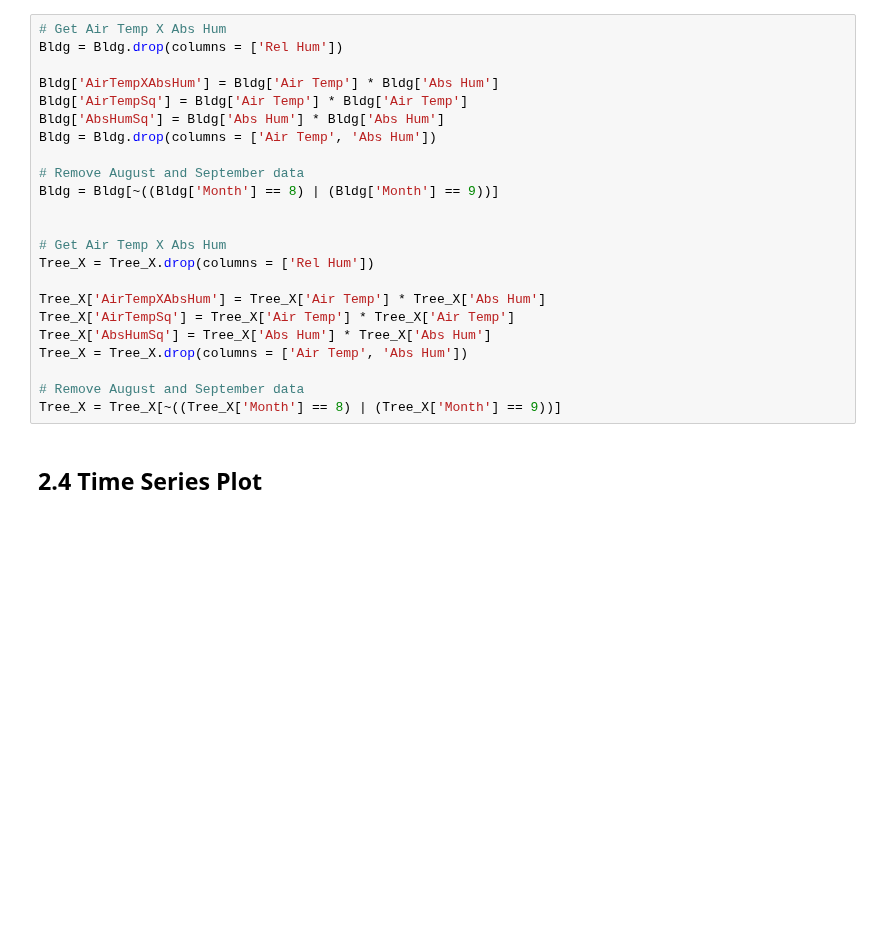
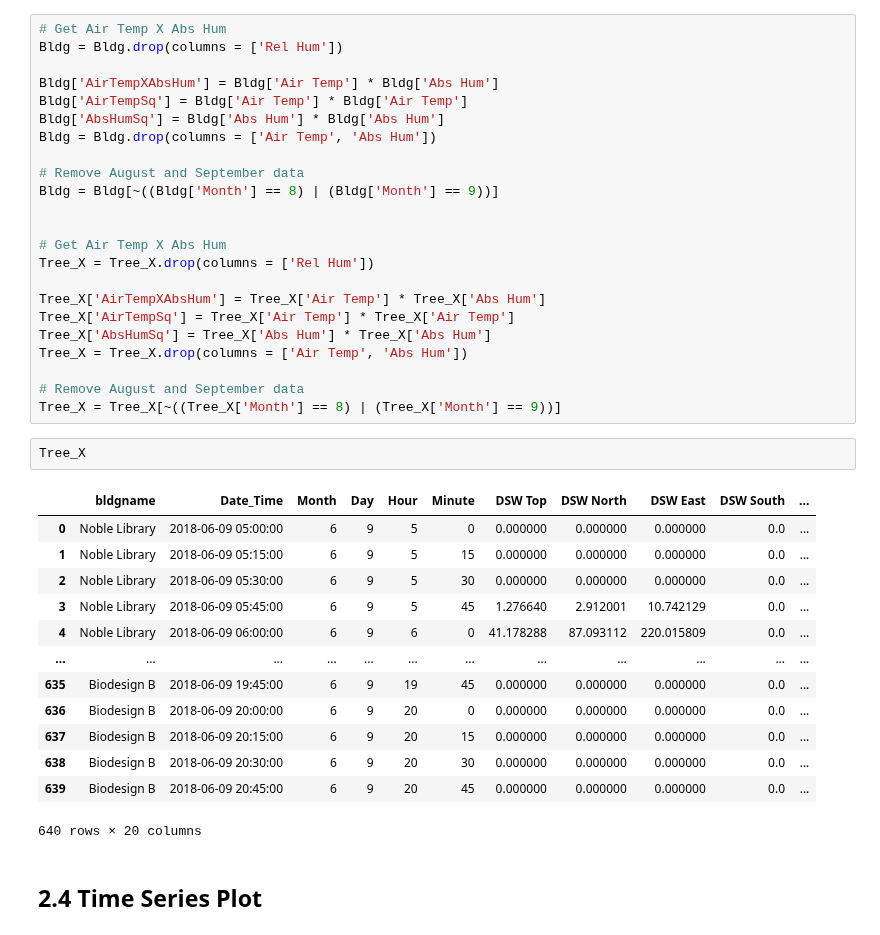
Before and after one commit to freecode23/microclimate-effects, a Jupyter notebook: microclimate_model/Model5_train_validate_test.ipynb, the cells around one changed output. Cells and saved outputs as stored; diff of their text form; blank space fills up the shorter version.

```diff
--- a/microclimate_model/Model5_train_validate_test.ipynb
+++ b/microclimate_model/Model5_train_validate_test.ipynb
@@ -209,6 +207,22 @@ Tree_X = Tree_X.drop(columns = ['Air Temp', 'Abs Hum'])
 
 # Remove August and September data
 Tree_X = Tree_X[~((Tree_X['Month'] == 8) | (Tree_X['Month'] == 9))]
+# %%
+Tree_X
+# %% [output]
+|  | bldgname | Date_Time | Month | Day | Hour | Minute | DSW Top | DSW North | DSW East | DSW South | ... |
+| 0 | Noble Library | 2018-06-09 05:00:00 | 6 | 9 | 5 | 0 | 0.000000 | 0.000000 | 0.000000 | 0.0 | ... |
+| 1 | Noble Library | 2018-06-09 05:15:00 | 6 | 9 | 5 | 15 | 0.000000 | 0.000000 | 0.000000 | 0.0 | ... |
+| 2 | Noble Library | 2018-06-09 05:30:00 | 6 | 9 | 5 | 30 | 0.000000 | 0.000000 | 0.000000 | 0.0 | ... |
+| 3 | Noble Library | 2018-06-09 05:45:00 | 6 | 9 | 5 | 45 | 1.276640 | 2.912001 | 10.742129 | 0.0 | ... |
+| 4 | Noble Library | 2018-06-09 06:00:00 | 6 | 9 | 6 | 0 | 41.178288 | 87.093112 | 220.015809 | 0.0 | ... |
+| ... | ... | ... | ... | ... | ... | ... | ... | ... | ... | ... | ... |
+| 635 | Biodesign B | 2018-06-09 19:45:00 | 6 | 9 | 19 | 45 | 0.000000 | 0.000000 | 0.000000 | 0.0 | ... |
+| 636 | Biodesign B | 2018-06-09 20:00:00 | 6 | 9 | 20 | 0 | 0.000000 | 0.000000 | 0.000000 | 0.0 | ... |
+| 637 | Biodesign B | 2018-06-09 20:15:00 | 6 | 9 | 20 | 15 | 0.000000 | 0.000000 | 0.000000 | 0.0 | ... |
+| 638 | Biodesign B | 2018-06-09 20:30:00 | 6 | 9 | 20 | 30 | 0.000000 | 0.000000 | 0.000000 | 0.0 | ... |
+| 639 | Biodesign B | 2018-06-09 20:45:00 | 6 | 9 | 20 | 45 | 0.000000 | 0.000000 | 0.000000 | 0.0 | ... |
+640 rows × 20 columns
 # %% [markdown]
 ## 2.4 Time Series Plot
 # %%
```
Also changed, not shown: parts of 15 cells of this notebook, 1 other file.
